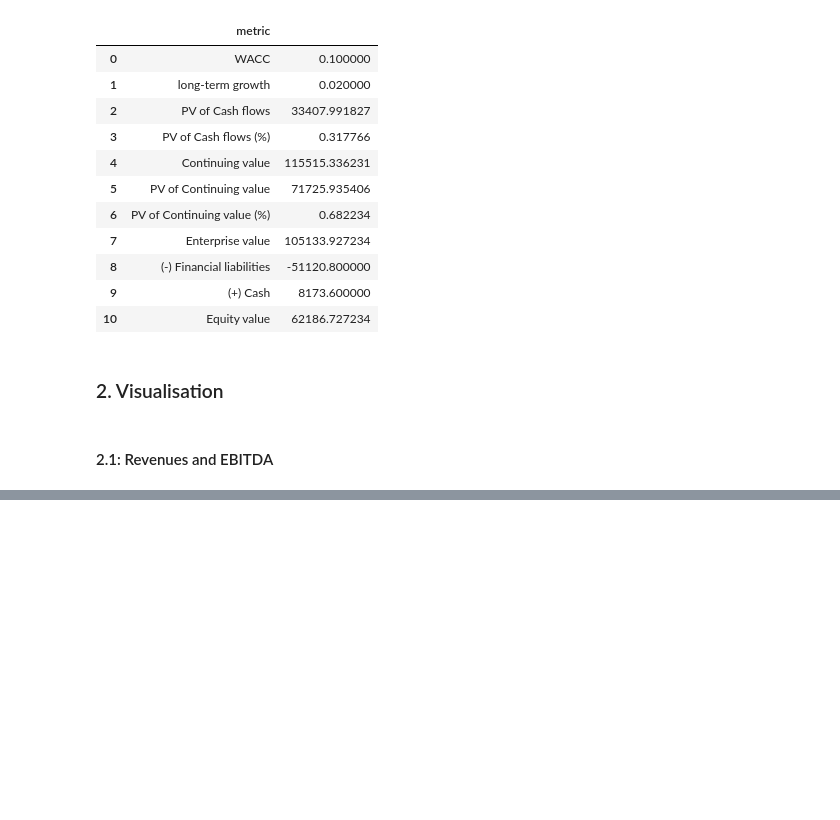
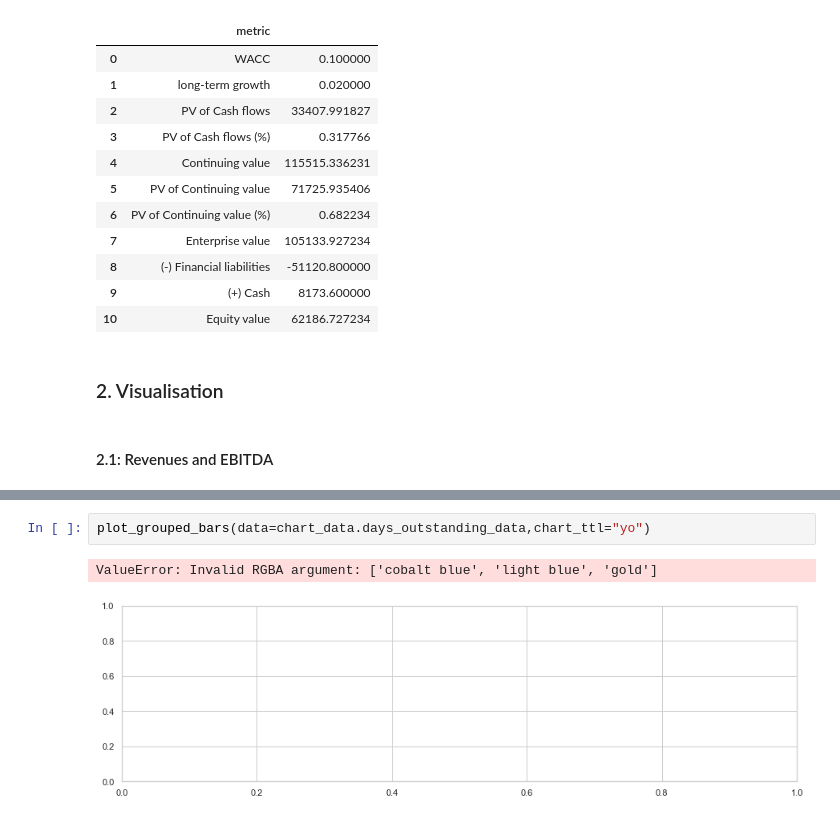
Before and after one commit to subhadri/financial_model, a Jupyter notebook: code/cheesco/company-valuation-2016-2018.ipynb, the cells around one changed output, grey strips where cells are left out. Cells and saved outputs as stored; diff of their text form; blank space fills up the shorter version.

```diff
--- a/code/cheesco/company-valuation-2016-2018.ipynb
+++ b/code/cheesco/company-valuation-2016-2018.ipynb
@@ -132,0 +159,5 @@ plot_unlevered_cashflows(chart_ttl="Fig 2: Unlevered free cash flows evolution a
+# %%
+plot_grouped_bars(data=chart_data.days_outstanding_data,chart_ttl="yo")
+# %% [output]
+ValueError: Invalid RGBA argument: ['cobalt blue', 'light blue', 'gold']
+[figure, added]
```
Also changed, not shown: parts of 9 cells of this notebook, 4 other files.
